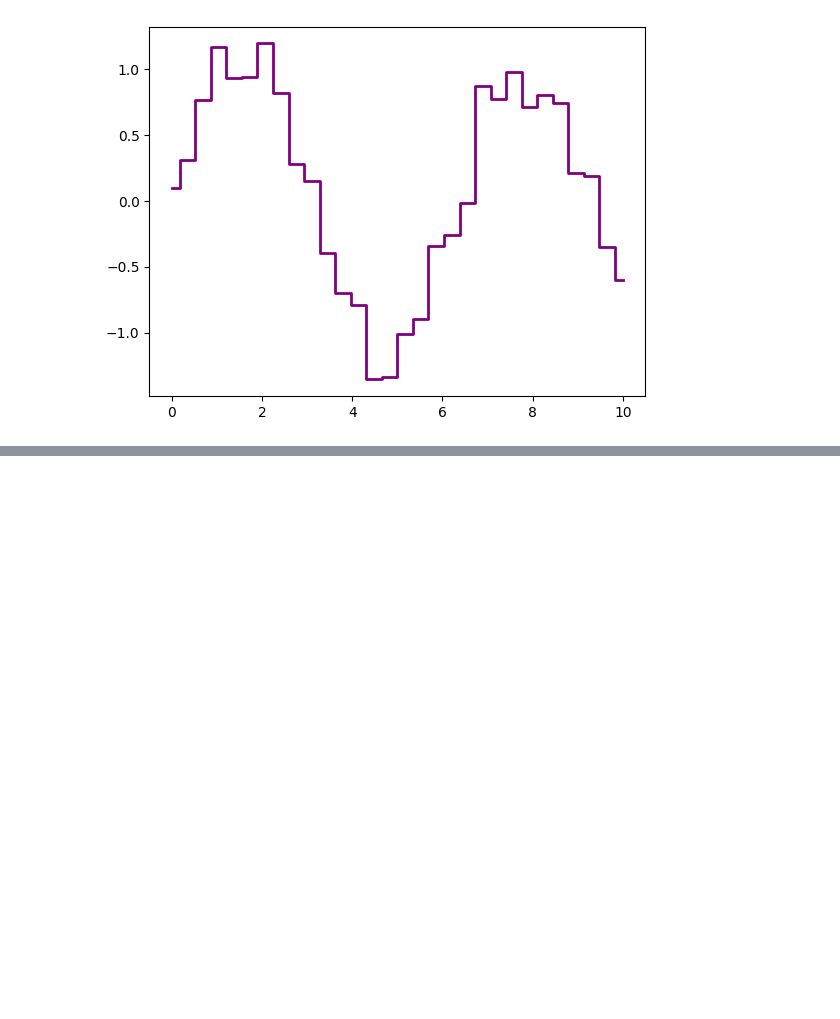
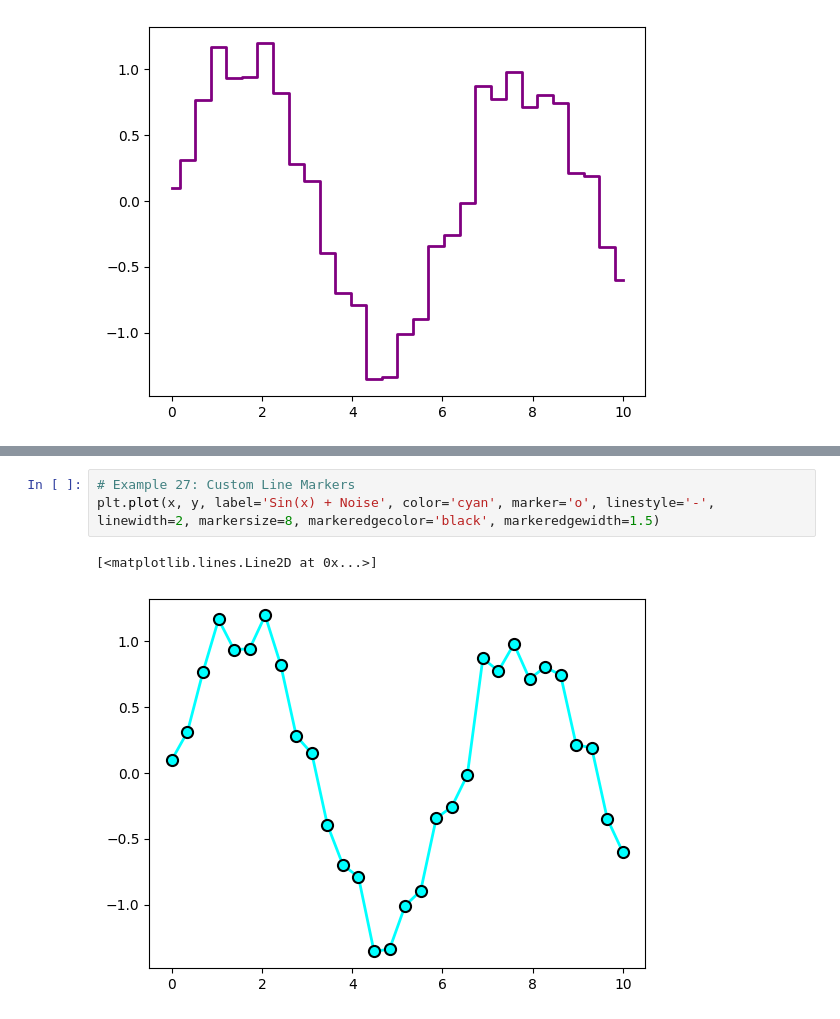
Before and after one commit to rvigneshwaran/datascience-implementations, a Jupyter notebook: 01-data-science-fundamentals/02-statistical-data-visualization/02-matplotlib-visualization/01-line-plot/01-line-plot.ipynb, the cells around one changed output, grey strips where cells are left out. Cells and saved outputs as stored; diff of their text form; blank space fills up the shorter version.

```diff
--- a/01-data-science-fundamentals/02-statistical-data-visualization/02-matplotlib-visualization/01-line-plot/01-line-plot.ipynb
+++ b/01-data-science-fundamentals/02-statistical-data-visualization/02-matplotlib-visualization/01-line-plot/01-line-plot.ipynb
@@ -224,0 +233,6 @@ plt.step(x, y, label='Stepped Line', color='purple', linewidth=2, where='mid')
+# %%
+# Example 27: Custom Line Markers
+plt.plot(x, y, label='Sin(x) + Noise', color='cyan', marker='o', linestyle='-', linewidth=2, markersize=8, markeredgecolor='black', markeredgewidth=1.5)
+# %% [output]
+[<matplotlib.lines.Line2D at 0x...>]
+[figure, added]
```
Also changed, not shown: parts of 3 cells of this notebook.
